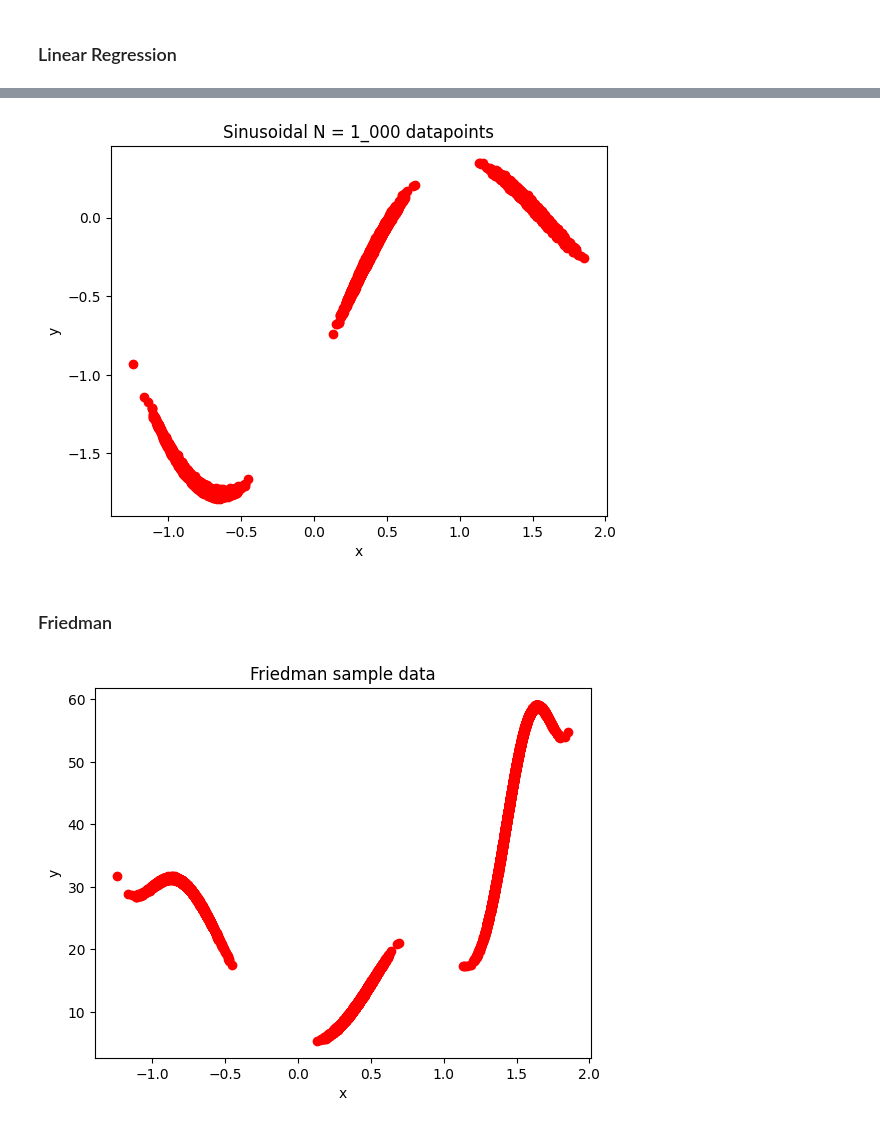
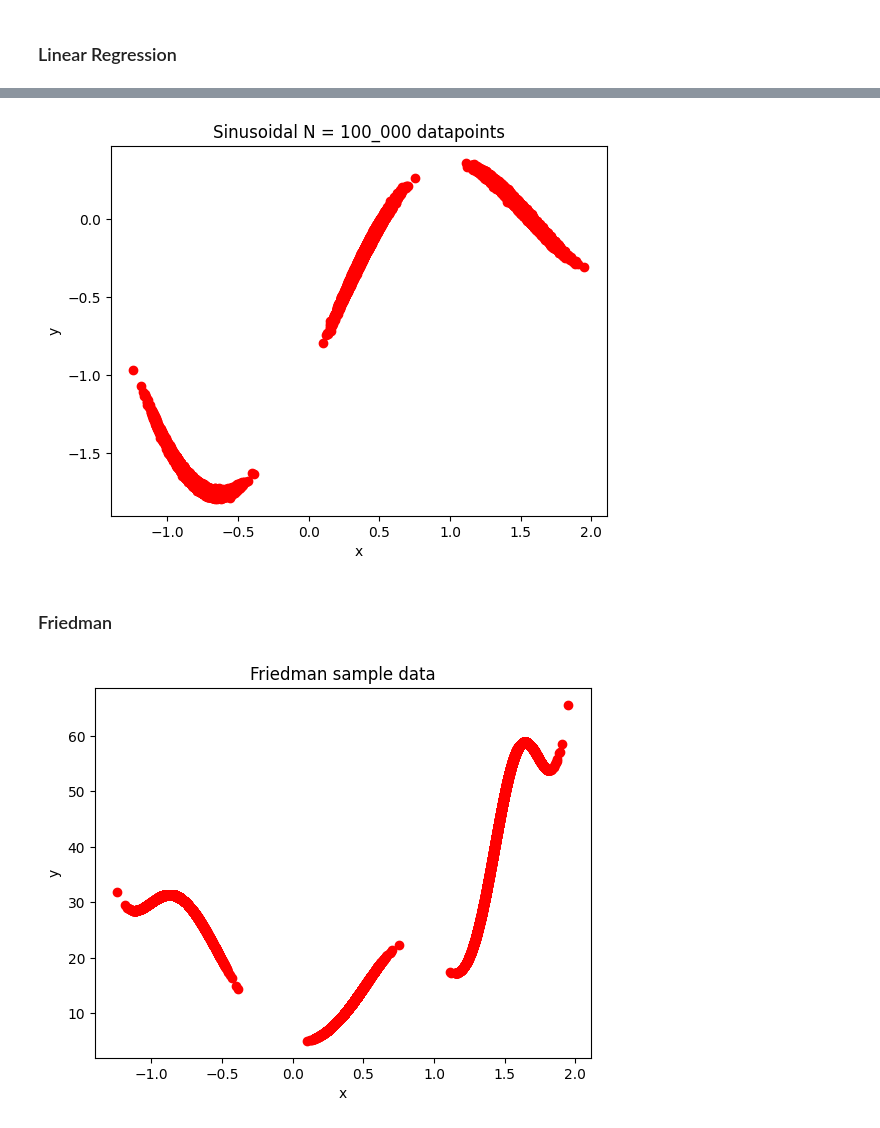
Before and after one commit to shanethomaswilliams/gp_vs_sngp, a Jupyter notebook: dataset.ipynb, the cells around one changed output, grey strips where cells are left out. Saved outputs shown, nothing was run; the diff lists cells and outputs as text; code cells hidden in the pictures.

```diff
--- a/dataset.ipynb
+++ b/dataset.ipynb
@@ -150,5 +255,5 @@ write_history_to_csv("regression_sparse_N="+str(N), X, y)
 # %%
-N = 25_000
+N = 100_000
 noise = 0.01
 split = [0.3, 0.4, 0.3]
 rng = np.random.default_rng(seed=42)
@@ -163,29 +268,29 @@ y = y + (noise * np.random.normal(size = N))
 plt.plot(X, y, 'ro')
 plt.xlabel("x")
 plt.ylabel("y")
-plt.title("Sinusoidal N = 1_000 datapoints")
+plt.title("Sinusoidal N = 100_000 datapoints")
 write_history_to_csv("sinusoidal_sparse_N="+str(N), X, y)
 # %% [output]
-[figure, old version]
+[figure, new version]
 # %% [markdown]
 ### Friedman
 # %%
-N = 25_000
+N = 100_000
 noise = 0.1
 split = [0.3, 0.4, 0.3]
 rng = np.random.default_rng(seed=42)
 X1 = (rng.normal(loc=-0.8, scale=0.1, size=int(N*split[0])))
 X2 = (rng.normal(loc=0.4, scale=0.07, size=int(N*split[1])))
 X3 = (rng.normal(loc=1.5, scale=0.1, size=int(N*split[2])))
 X = np.concatenate((X1, X2, X3))
 rng.shuffle(X)
 #print(X)
 y = 10 * np.sin(np.pi * (X ** 2)) + (20 * ((X - 0.5) ** 2)) + (15 * X)
-y = y + (noise * rng.normal(size = N))
+#y = y + (noise * rng.normal(size = N))
 plt.plot(X, y, 'ro')
 plt.xlabel("x")
 plt.ylabel("y")
 plt.title("Friedman sample data")
 write_history_to_csv("friedman_sparse_N="+str(N), X, y)
 # %% [output]
-[figure, old version]
+[figure, new version]
```
Also changed, not shown: parts of 13 cells of this notebook.
